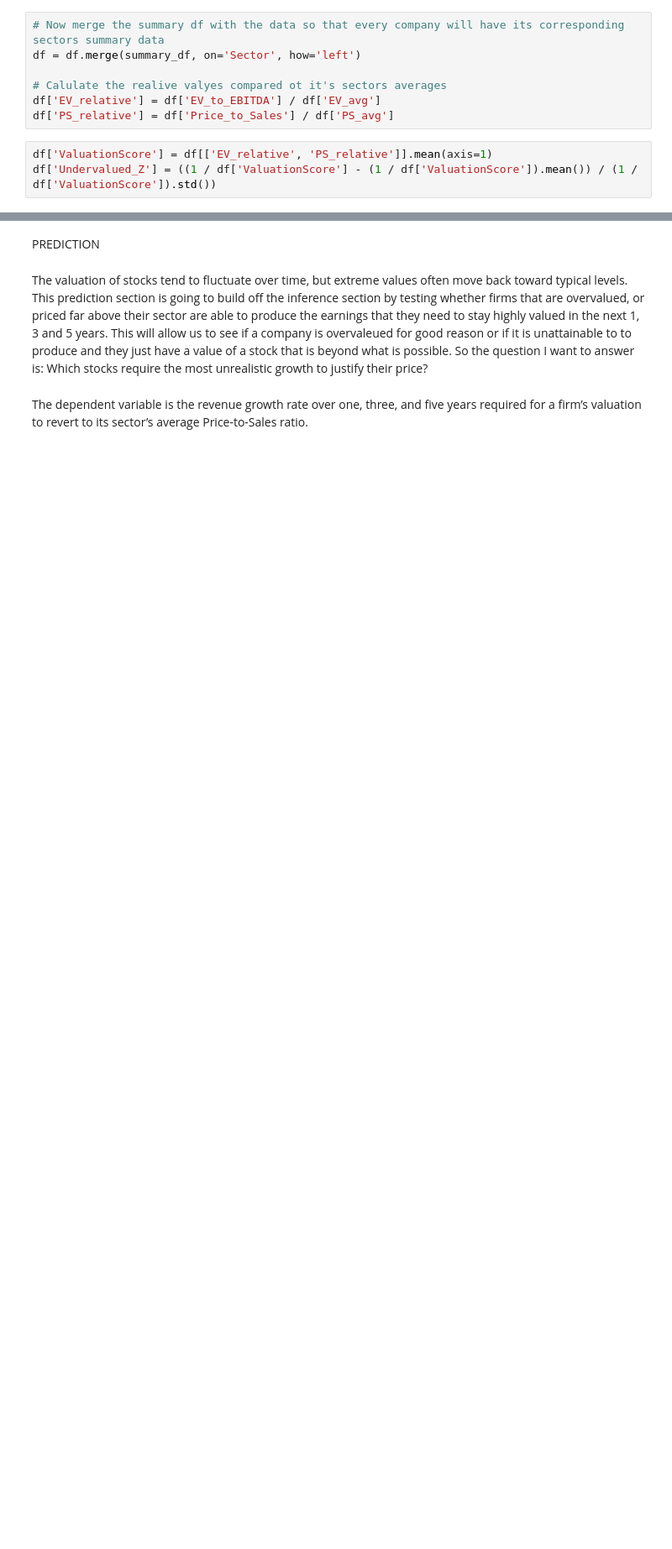
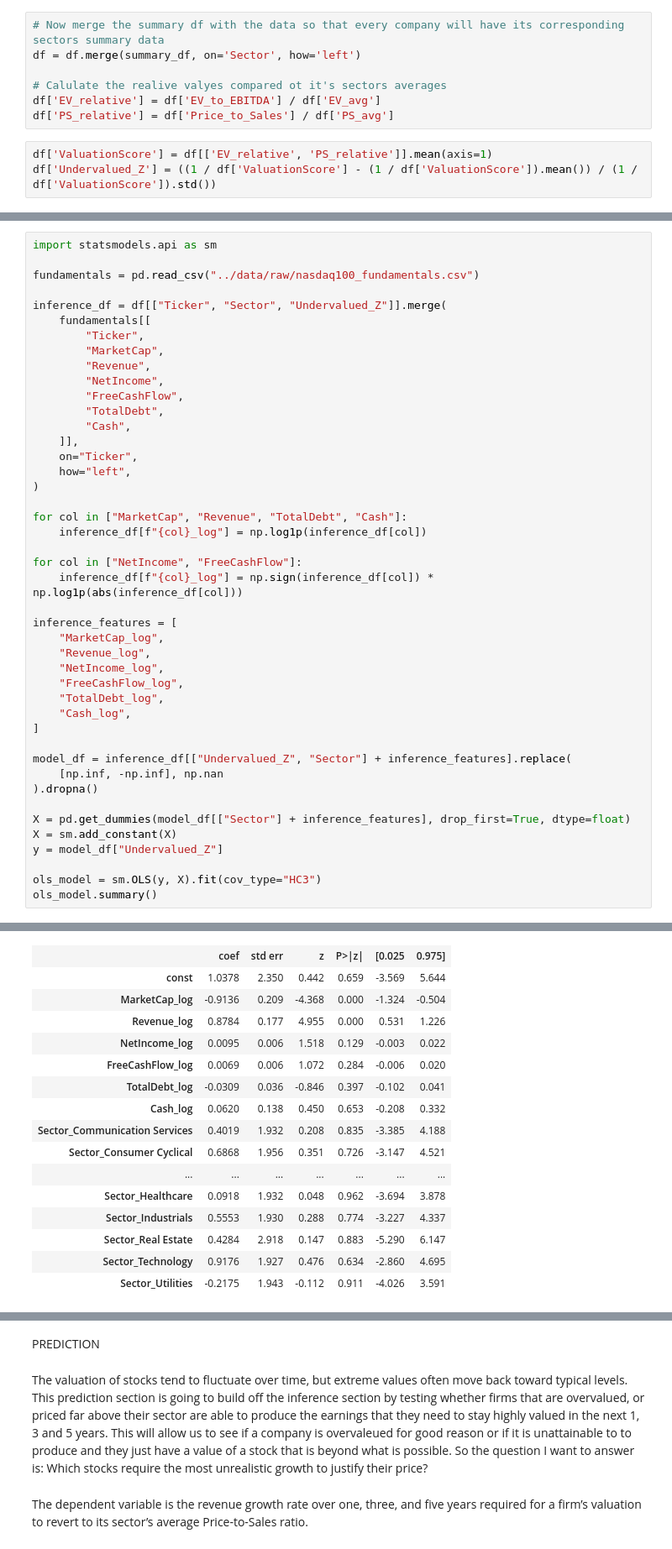
Before and after one commit to shannon-maccallum/nasdaq-valuation-analysis, a Jupyter notebook: notebooks/02_valuation_analysis.ipynb, the cells around one changed output, grey strips where cells are left out. Shown at 84% size. Saved outputs shown, nothing was run; the diff lists cells and outputs as text; blank space fills up the shorter version.

Commit message:
Revise inference analysis with regression model

```diff
--- a/notebooks/02_valuation_analysis.ipynb
+++ b/notebooks/02_valuation_analysis.ipynb
@@ -448,0 +462,45 @@ When looking at this data, it is important to understand that once this model gi
+# %%
+import statsmodels.api as sm
+
+fundamentals = pd.read_csv("../data/raw/nasdaq100_fundamentals.csv")
+
+inference_df = df[["Ticker", "Sector", "Undervalued_Z"]].merge(
+    fundamentals[[
+        "Ticker",
+        "MarketCap",
+        "Revenue",
+        "NetIncome",
+        "FreeCashFlow",
+        "TotalDebt",
+        "Cash",
+    ]],
+    on="Ticker",
+    how="left",
+)
+
+for col in ["MarketCap", "Revenue", "TotalDebt", "Cash"]:
+    inference_df[f"{col}_log"] = np.log1p(inference_df[col])
+
+for col in ["NetIncome", "FreeCashFlow"]:
+    inference_df[f"{col}_log"] = np.sign(inference_df[col]) * np.log1p(abs(inference_df[col]))
+
+inference_features = [
+    "MarketCap_log",
+    "Revenue_log",
+    "NetIncome_log",
+    "FreeCashFlow_log",
+    "TotalDebt_log",
+    "Cash_log",
+]
+
+model_df = inference_df[["Undervalued_Z", "Sector"] + inference_features].replace(
+    [np.inf, -np.inf], np.nan
+).dropna()
+
+X = pd.get_dummies(model_df[["Sector"] + inference_features], drop_first=True, dtype=float)
+X = sm.add_constant(X)
+y = model_df["Undervalued_Z"]
+
+ols_model = sm.OLS(y, X).fit(cov_type="HC3")
+ols_model.summary()
+# %% [output]
@@ -448,0 +517,16 @@ When looking at this data, it is important to understand that once this model gi
+|  | coef | std err | z | P>|z| | [0.025 | 0.975] |
+| const | 1.0378 | 2.350 | 0.442 | 0.659 | -3.569 | 5.644 |
+| MarketCap_log | -0.9136 | 0.209 | -4.368 | 0.000 | -1.324 | -0.504 |
+| Revenue_log | 0.8784 | 0.177 | 4.955 | 0.000 | 0.531 | 1.226 |
+| NetIncome_log | 0.0095 | 0.006 | 1.518 | 0.129 | -0.003 | 0.022 |
+| FreeCashFlow_log | 0.0069 | 0.006 | 1.072 | 0.284 | -0.006 | 0.020 |
+| TotalDebt_log | -0.0309 | 0.036 | -0.846 | 0.397 | -0.102 | 0.041 |
+| Cash_log | 0.0620 | 0.138 | 0.450 | 0.653 | -0.208 | 0.332 |
+| Sector_Communication Services | 0.4019 | 1.932 | 0.208 | 0.835 | -3.385 | 4.188 |
+| Sector_Consumer Cyclical | 0.6868 | 1.956 | 0.351 | 0.726 | -3.147 | 4.521 |
+| ... | ... | ... | ... | ... | ... | ... |
+| Sector_Healthcare | 0.0918 | 1.932 | 0.048 | 0.962 | -3.694 | 3.878 |
+| Sector_Industrials | 0.5553 | 1.930 | 0.288 | 0.774 | -3.227 | 4.337 |
+| Sector_Real Estate | 0.4284 | 2.918 | 0.147 | 0.883 | -5.290 | 6.147 |
+| Sector_Technology | 0.9176 | 1.927 | 0.476 | 0.634 | -2.860 | 4.695 |
+| Sector_Utilities | -0.2175 | 1.943 | -0.112 | 0.911 | -4.026 | 3.591 |
```
Also changed, not shown: parts of 35 cells of this notebook, 6 other files.
